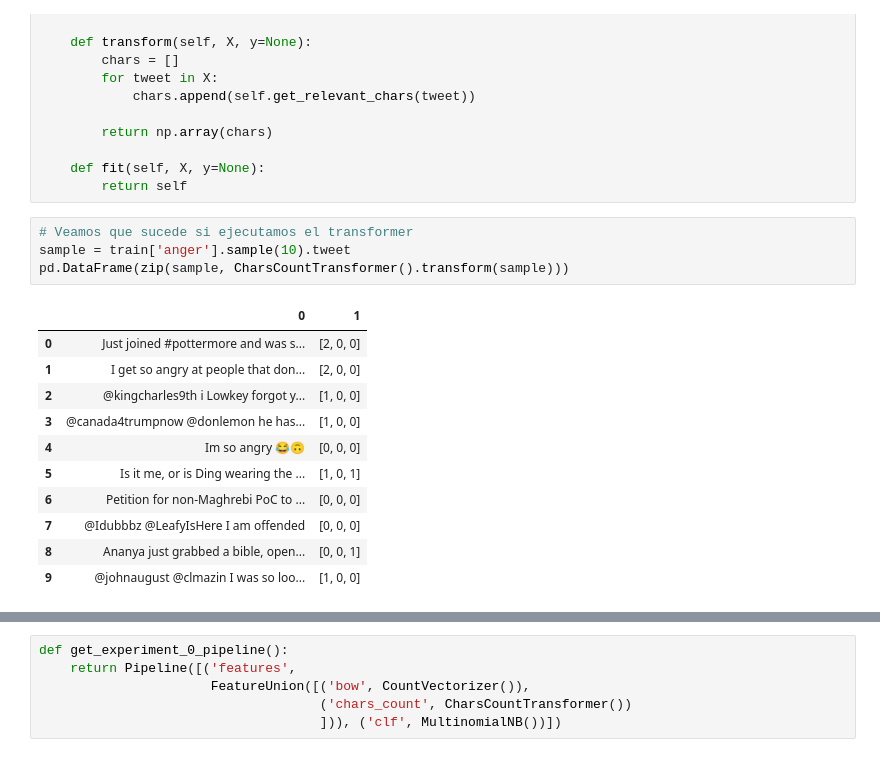
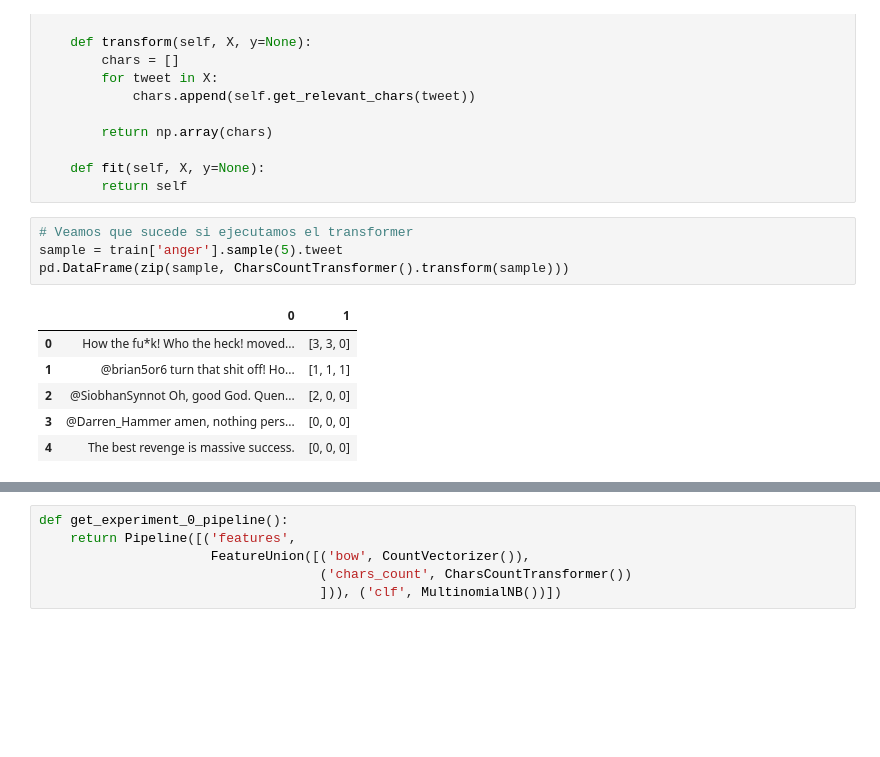
Before and after one commit to dccuchile/CC6205, a Jupyter notebook: assignments/assignment_1/assignment_1.ipynb, the cells around one changed output, grey strips where cells are left out. Drawn from its saved outputs; the diff is of its cells as text; blank space fills up the shorter version.

```diff
--- a/assignments/assignment_1/assignment_1.ipynb
+++ b/assignments/assignment_1/assignment_1.ipynb
@@ -232,20 +276,15 @@ class CharsCountTransformer(BaseEstimator, TransformerMixin):
         return self
 # %%
 # Veamos que sucede si ejecutamos el transformer
-sample = train['anger'].sample(10).tweet
+sample = train['anger'].sample(5).tweet
 pd.DataFrame(zip(sample, CharsCountTransformer().transform(sample)))
 # %% [output]
 |  | 0 | 1 |
-| 0 | Just joined #pottermore and was s... | [2, 0, 0] |
-| 1 | I get so angry at people that don... | [2, 0, 0] |
-| 2 | @kingcharles9th i Lowkey forgot y... | [1, 0, 0] |
-| 3 | @canada4trumpnow @donlemon he has... | [1, 0, 0] |
-| 4 | Im so angry 😂🙃 | [0, 0, 0] |
-| 5 | Is it me, or is Ding wearing the ... | [1, 0, 1] |
-| 6 | Petition for non-Maghrebi PoC to ... | [0, 0, 0] |
-| 7 | @Idubbbz @LeafyIsHere I am offended | [0, 0, 0] |
-| 8 | Ananya just grabbed a bible, open... | [0, 0, 1] |
-| 9 | @johnaugust @clmazin I was so loo... | [1, 0, 0] |
+| 0 | How the fu*k! Who the heck! moved... | [3, 3, 0] |
+| 1 | @brian5or6 turn that shit off! Ho... | [1, 1, 1] |
+| 2 | @SiobhanSynnot Oh, good God. Quen... | [2, 0, 0] |
+| 3 | @Darren_Hammer amen, nothing pers... | [0, 0, 0] |
+| 4 | The best revenge is massive success. | [0, 0, 0] |
 # %% [markdown]
 ### Definir la representación y el clasificador
 
```
Also changed, not shown: parts of 33 cells of this notebook, 5 other files.
